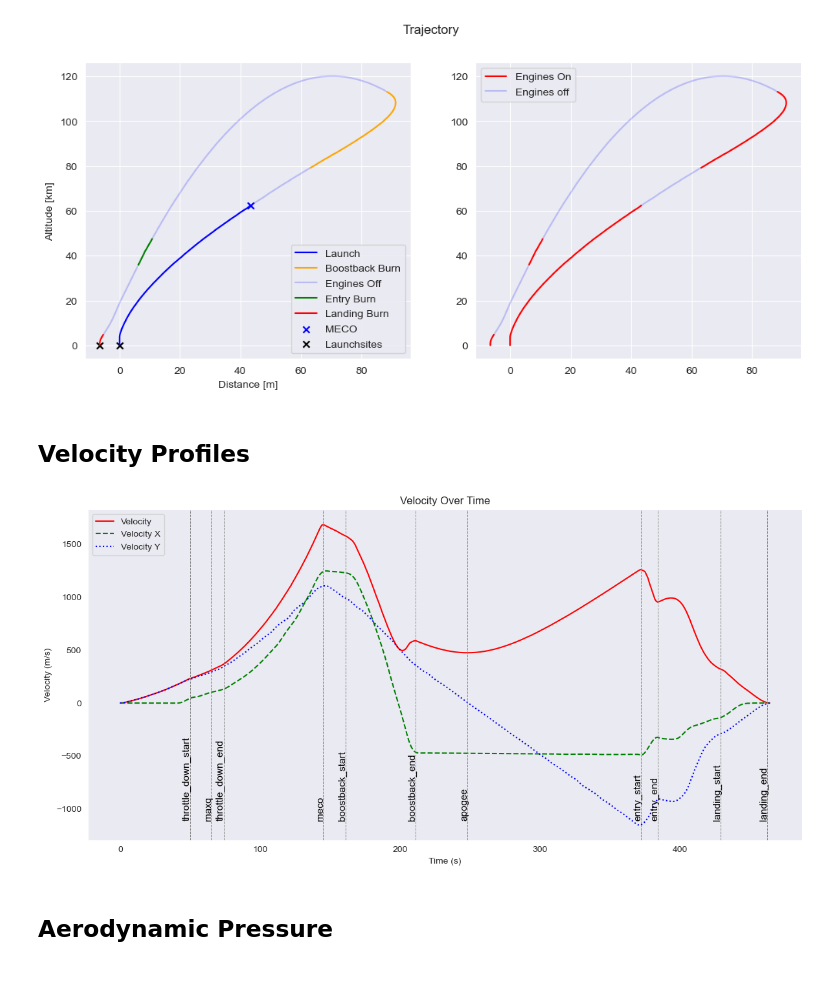
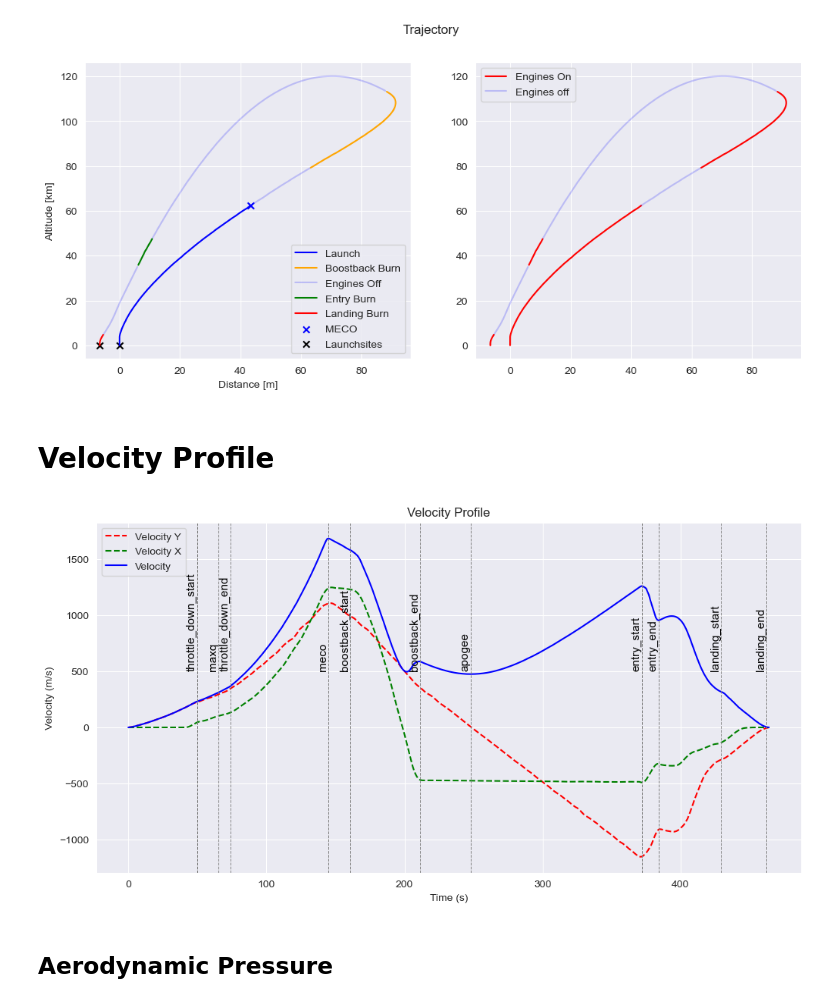
Before and after one commit to rafaelCabralDS/falcon9-control, a Jupyter notebook: notebooks/crs-11.ipynb, the cells around one changed output. Drawn from its saved outputs; the diff is of its cells as text; code cells hidden in the pictures; blank space fills up the shorter version.

```diff
--- a/notebooks/crs-11.ipynb
+++ b/notebooks/crs-11.ipynb
@@ -94,25 +95,25 @@ events
 In the following sections, we will explore how to analyze and visualize the telemetry data and the associated events to gain insights into the performance of the SpaceX mission.
 # %%
 # Annotate the current plot
-def plot_with_events(x,y,title, xlabel, ylabel, events=None):
-    plt.figure(figsize=(12, 6))
-    plt.plot(x, y, label='Data', color='blue')
+def plot_with_events(x,y, events:dict=None, label=None, ax=None, **kwargs):
+
+    if ax is None:
+        plt.figure(figsize=(12, 6))
+        ax = plt.gca()
+    ax.plot(x, y, label=label, color='blue')
     if events is not None:
-        for _, event in events.iterrows():
-            plt.axvline(event['Time [s]'], color='grey', linestyle='--', linewidth=0.7, label=event['Event'])
-            plt.text(event['Time [s]'], y.max()*0.3, event['Event'],
+        for event, t in events.items():
+            plt.axvline(t, color='grey', linestyle='--', linewidth=0.7)
+            plt.text(t, y.max()*0.3, event,
                      rotation=90,
                      ha='right',
                      verticalalignment='bottom',
                      color='black',
                      fontsize=11,
                      )
-    plt.title(title)
-    plt.xlabel(xlabel)
-    plt.ylabel(ylabel)
-    plt.legend()
-    plt.grid()
-    plt.show()
+    ax.set(**kwargs)
+    ax.legend()
+    ax.grid(True)
 # %% [markdown]
 ## Flight Trajectory
 # %%
@@ -149,37 +150,25 @@ plt.suptitle('Trajectory')
 # %% [output]
 [figure]
 # %% [markdown]
-## Velocity Profiles
+# Velocity Profile
-# %%
-# Plotting
-plt.figure(figsize=(12, 6))
-plt.plot(data['time'], data['velocity'], label='Velocity', color='r', linestyle='-')
-plt.plot(data['time'], data['velocity_x'], label='Velocity X', color='g', linestyle='--')
-plt.plot(data['time'], data['velocity_y'], label='Velocity Y', color='b', linestyle=':')
-
-# Adding vertical lines and annotations for each event
-for index, row in events.iterrows():
-    event_time = row['Time [s]']
-    event_name = row['Event']
-
-    plt.axvline(x=event_time, color='gray', linestyle='--', linewidth=0.7)
-    plt.annotate(event_name,
-                 xy=(event_time, plt.ylim()[1] ),  # Adjust vertical position
-                 xytext=(event_time + 1, -plt.ylim()[1]*0.6),  # Horizontal adjustment
-                 fontsize=11,
-                 color='black',
-                 rotation=90,
-                 ha='right'
-                 )
-
-# Adding titles and labels
-plt.title('Velocity Over Time')
-plt.xlabel('Time (s)')
-plt.ylabel('Velocity (m/s)')
-plt.grid()
-plt.legend()
-plt.tight_layout()
-# %% [output]
-[figure, removed]
+# %%
+plt.figure(figsize=(12, 6))  # Width, Height in inches
+ax=plt.subplot()
+
+ax.plot(data['time'], data['velocity_y'], label='Velocity Y', color='r', linestyle='--')
+ax.plot(data['time'], data['velocity_x'], label='Velocity X', color='g', linestyle='--')
+
+plot_with_events(
+    x=data['time'],
+    y=data['velocity'],
+    events=events_dict,
+    label='Velocity',
+    title='Velocity Profile',
+    xlabel='Time (s)',
+    ylabel='Velocity (m/s)',
+    ax=ax
+    )
+# %% [output]
+[figure, added]
 # %% [markdown]
 ## Aerodynamic Pressure
```
Also changed, not shown: parts of 6 cells of this notebook.
